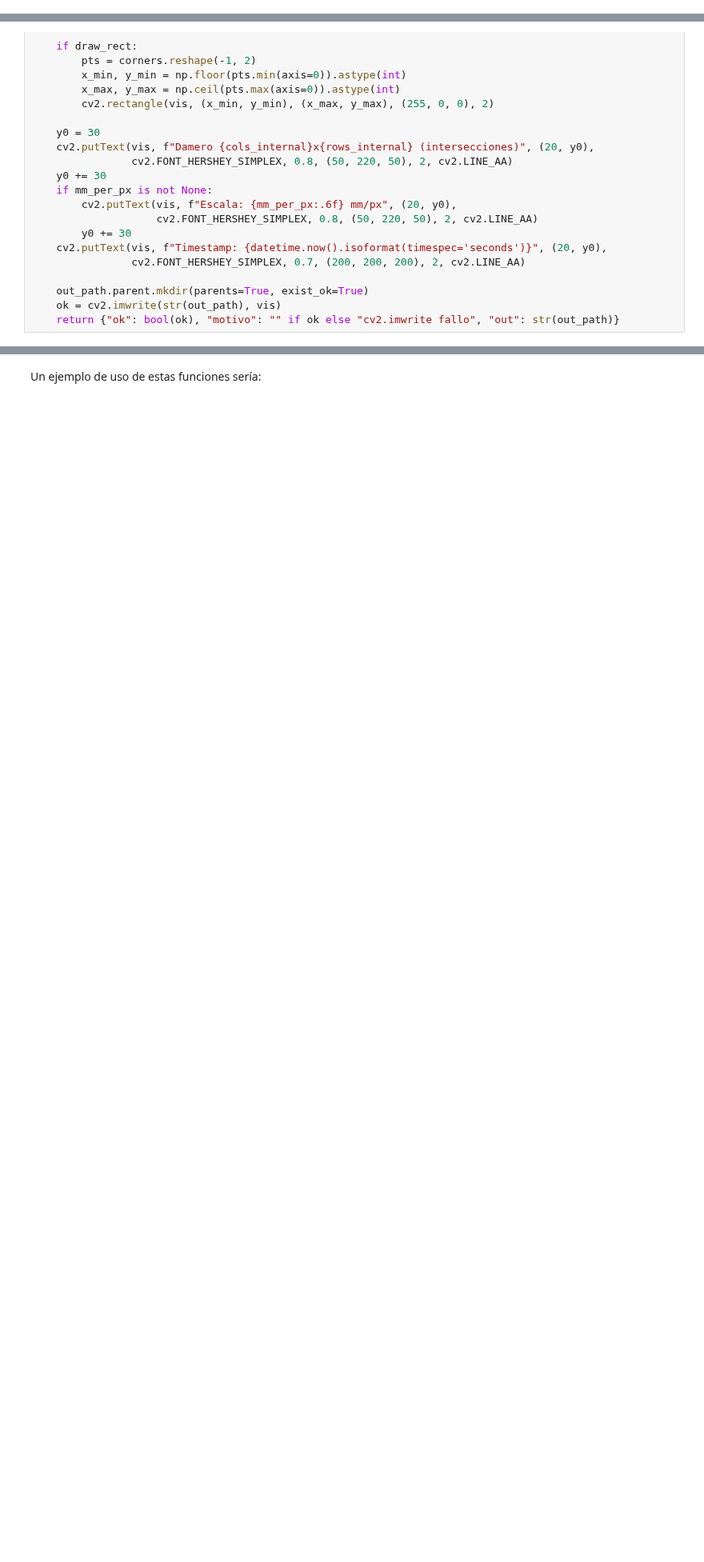
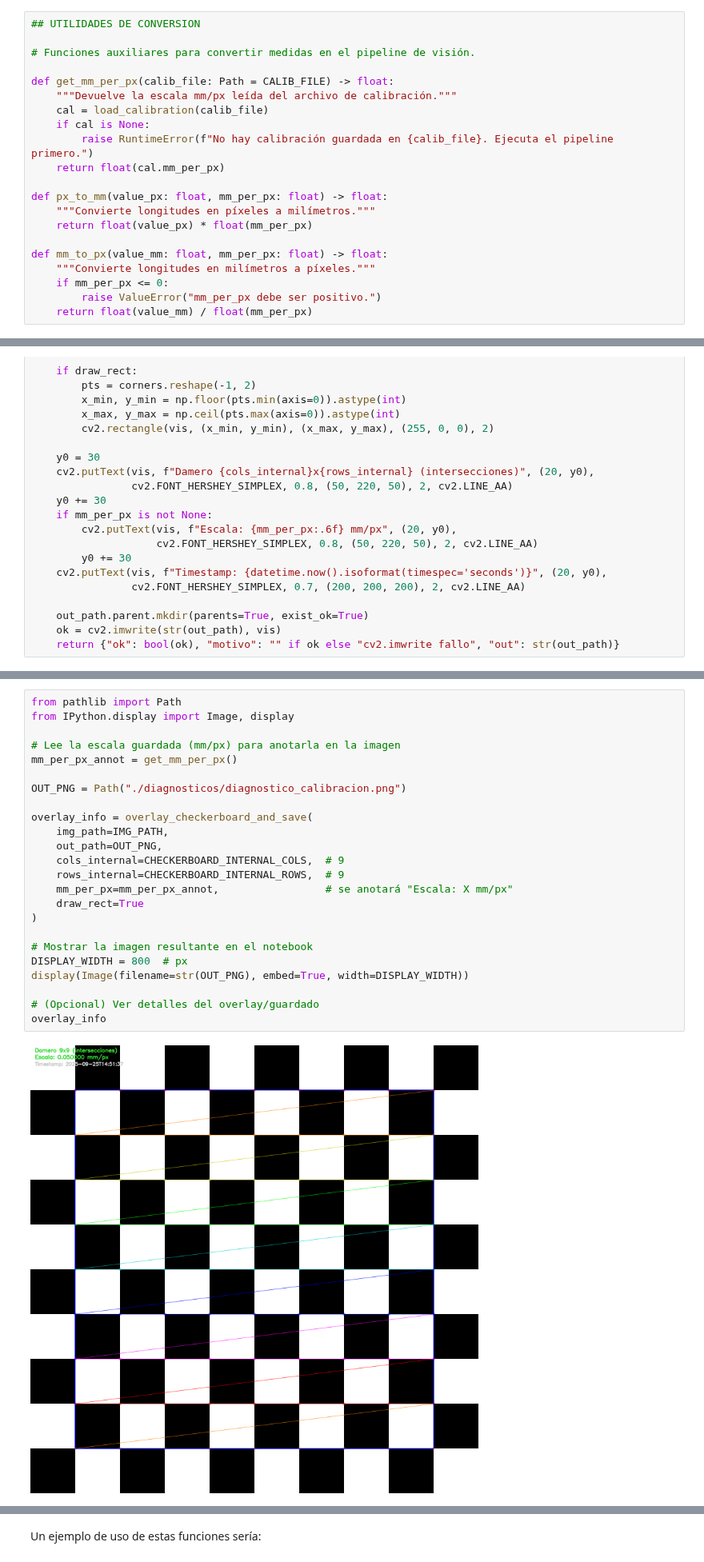
Before and after one commit to jalosu/FLATCLASS, a Jupyter notebook: content/01/Modulo-2.ipynb, the cells around one changed output, grey strips where cells are left out. Shown at 80% size. Saved outputs shown, nothing was run; the diff lists cells and outputs as text; blank space fills up the shorter version.

Commit message:
Modulo calibración

```diff
--- a/content/01/Modulo-2.ipynb
+++ b/content/01/Modulo-2.ipynb
@@ -205,0 +313,21 @@ def detect_checkerboard_scale(
+# %%
+## UTILIDADES DE CONVERSION
+
+# Funciones auxiliares para convertir medidas en el pipeline de visión.
+
+def get_mm_per_px(calib_file: Path = CALIB_FILE) -> float:
+    """Devuelve la escala mm/px leída del archivo de calibración."""
+    cal = load_calibration(calib_file)
+    if cal is None:
+        raise RuntimeError(f"No hay calibración guardada en {calib_file}. Ejecuta el pipeline primero.")
+    return float(cal.mm_per_px)
+
+def px_to_mm(value_px: float, mm_per_px: float) -> float:
+    """Convierte longitudes en píxeles a milímetros."""
+    return float(value_px) * float(mm_per_px)
+
+def mm_to_px(value_mm: float, mm_per_px: float) -> float:
+    """Convierte longitudes en milímetros a píxeles."""
+    if mm_per_px <= 0:
+        raise ValueError("mm_per_px debe ser positivo.")
+    return float(value_mm) / float(mm_per_px)
@@ -369,0 +413,26 @@ result
+# %%
+from pathlib import Path
+from IPython.display import Image, display
+
+# Lee la escala guardada (mm/px) para anotarla en la imagen
+mm_per_px_annot = get_mm_per_px()
+
+OUT_PNG = Path("./diagnosticos/diagnostico_calibracion.png")
+
+overlay_info = overlay_checkerboard_and_save(
+    img_path=IMG_PATH,
+    out_path=OUT_PNG,
+    cols_internal=CHECKERBOARD_INTERNAL_COLS,  # 9
+    rows_internal=CHECKERBOARD_INTERNAL_ROWS,  # 9
+    mm_per_px=mm_per_px_annot,                 # se anotará "Escala: X mm/px"
+    draw_rect=True
+)
+
+# Mostrar la imagen resultante en el notebook
+DISPLAY_WIDTH = 800  # px
+display(Image(filename=str(OUT_PNG), embed=True, width=DISPLAY_WIDTH))
+
+# (Opcional) Ver detalles del overlay/guardado
+overlay_info
+# %% [output]
+[figure, added]
```
Also changed, not shown: parts of 17 cells of this notebook, 7 other files.
